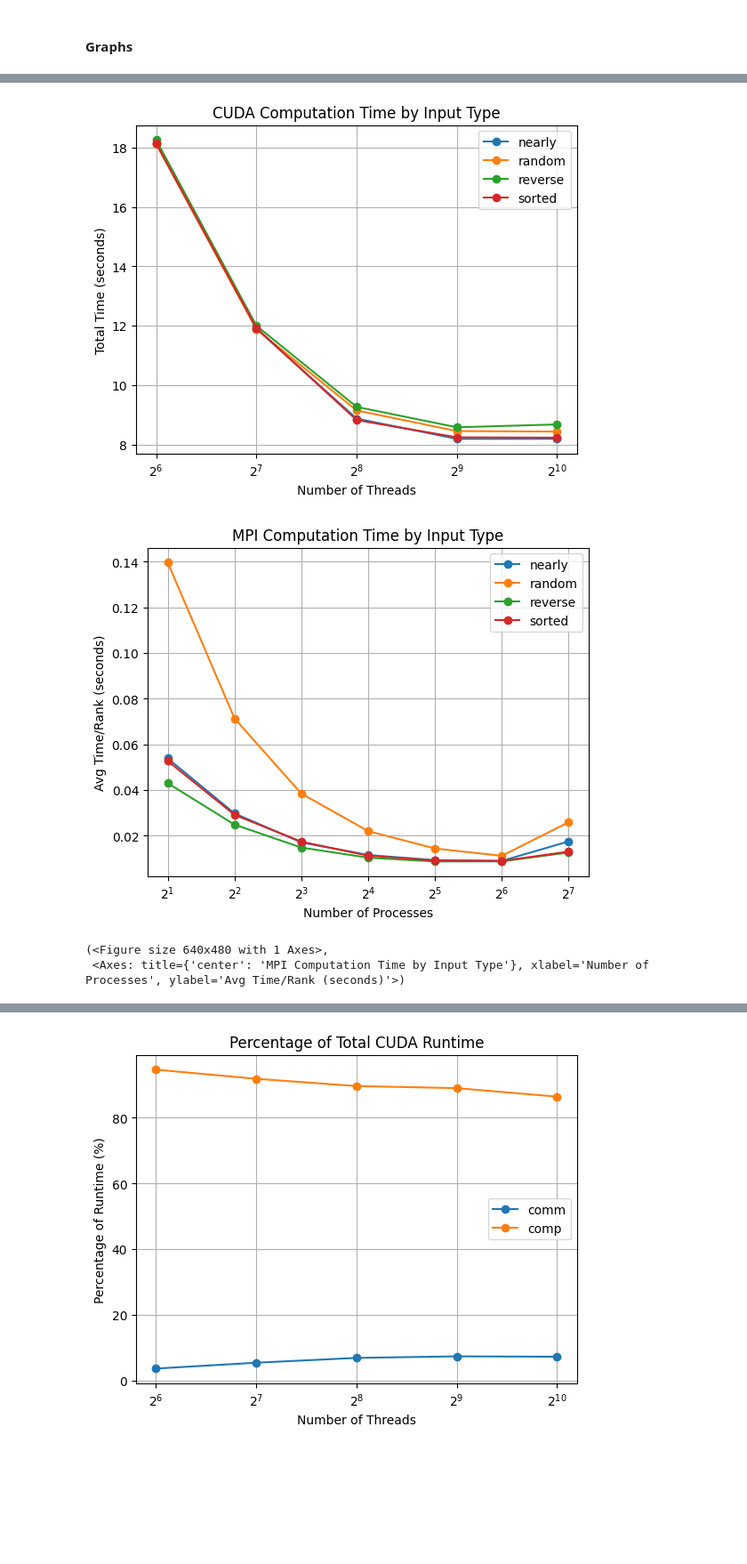
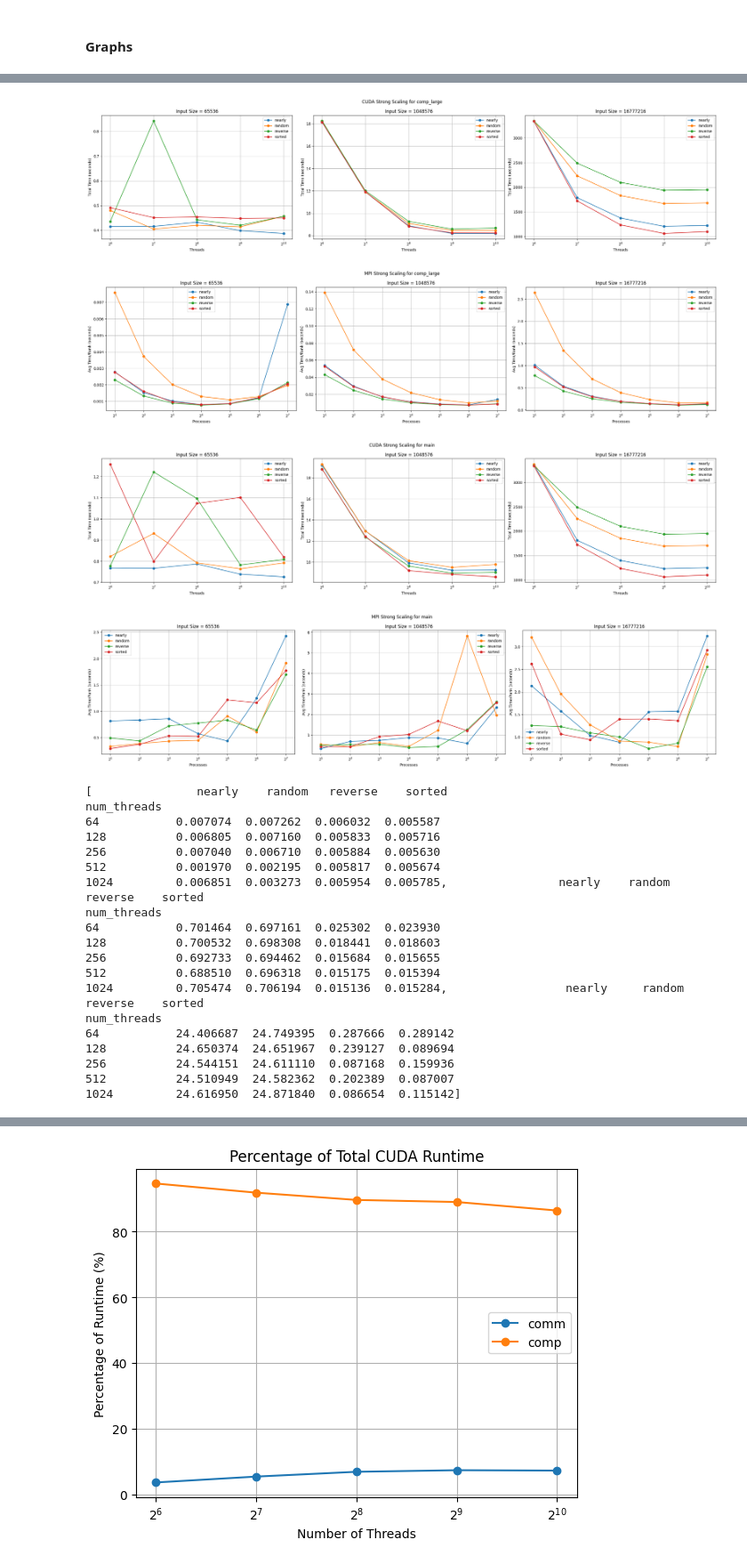
Before and after one commit to ananthk37/ParallelProject, a Jupyter notebook: project-analysis.ipynb, the cells around one changed output, grey strips where cells are left out. Shown at 89% size. Cells and saved outputs as stored; diff of their text form; code cells hidden in the pictures; blank space fills up the shorter version.

Commit message:
updated graph generation

```diff
--- a/project-analysis.ipynb
+++ b/project-analysis.ipynb
@@ -145,6 +175,6 @@ ctk_cuda_2_20.dataframe = ctk_cuda_2_20.dataframe.rename({("name", ""): "name",
 # common variables
 drop_mpi_columns = ["nid", "spot.channel", "Min time/rank", "Max time/rank", "Variance time/rank",
                     "Total time", "Retiring", "Backend bound", "Frontend bound", "Bad speculation"]
-rank_size = sorted(list(set(tk_mpi_weak.metadata["local_size"])))
+rank_size = sorted(list(set(tk_mpi_weak_random.metadata["local_size"])))
 # %% [markdown]
 ##### Strong Scaling Data
@@ -215,5 +264,6 @@ ctk_mpi_2_20.dataframe = ctk_mpi_2_20.dataframe.rename({("name", ""): "name", ("
 #### Plot Functions
 # %%
 # Define common variables
-threads = sorted(list(set(ctk_cuda_weak.dataframe.index.get_level_values("num_threads"))))
-procs = sorted(list(set(ctk_mpi_weak.dataframe.index.get_level_values("num_procs"))))
+threads = sorted(list(set(ctk_cuda_weak_random.dataframe.index.get_level_values("num_threads"))))
+procs = sorted(list(set(ctk_mpi_weak_random.dataframe.index.get_level_values("num_procs"))))
+measures = ["comp_large", "comm", "main"]
@@ -257,0 +270,20 @@ def plot_inputs(df, title, xlabel, ylabel):
+# %%
+def plot_strong(strong, measure, cuda=True):
+    x = threads if cuda else procs
+    prefix = "CUDA" if cuda else "MPI"
+    xlabel = "Threads" if cuda else "Processes"
+    ylabel = "Total Time (seconds)" if cuda else "Avg Time/Rank (seconds)"
+
+    fig, ax = plt.subplots(1, len(strong), figsize=(24, 6))
+    for i in range(len(strong)):
+        ax[i].plot(x, strong[i], marker='o')
+        ax[i].set_title(f"Input Size = {input_sizes[i]}")
+        ax[i].set_xlabel(xlabel)
+        ax[i].set_ylabel(ylabel)
+        ax[i].legend(input_types)
+        ax[i].grid(True)
+        ax[i].set_xscale("log", base=2)
+    plt.suptitle(f"{prefix} Strong Scaling for {measure}")
+    plt.tight_layout()
+    plt.show()
+    return fig, ax
@@ -300,9 +347,39 @@ plot_weak(ctk_mpi_weak.dataframe.loc["comp"], "MPI Weak Scaling for Computation"
-# %%
-# comparing by input types
-plot_inputs(ctk_cuda_2_20.dataframe.loc["comp"], "CUDA Computation Time by Input Type", "Number of Threads", "Total Time")
-plot_inputs(ctk_mpi_2_20.dataframe.loc["comp"], "MPI Computation Time by Input Type", "Number of Processes", "Avg Time/Rank")
-# %% [output]
-[figure, removed]
-[figure, removed]
-(<Figure size 640x480 with 1 Axes>,
- <Axes: title={'center': 'MPI Computation Time by Input Type'}, xlabel='Number of Processes', ylabel='Avg Time/Rank (seconds)'>)
+# %%
+# strong scaling
+for m in measures:
+    cuda_strong = [ctk_cuda_strong_nearly.dataframe.loc[m][s].rename(columns={"Total time" : "nearly"}) \
+                   .join(ctk_cuda_strong_random.dataframe.loc[m][s].rename(columns={"Total time" : "random"})) \
+                   .join(ctk_cuda_strong_reverse.dataframe.loc[m][s].rename(columns={"Total time" : "reverse"})) \
+                   .join(ctk_cuda_strong_sorted.dataframe.loc[m][s].rename(columns={"Total time" : "sorted"})) for s in input_sizes]
+    mpi_strong = [ctk_mpi_strong_nearly.dataframe.loc[m][s].rename(columns={"Avg time/rank" : "nearly"}) \
+                   .join(ctk_mpi_strong_random.dataframe.loc[m][s].rename(columns={"Avg time/rank" : "random"})) \
+                   .join(ctk_mpi_strong_reverse.dataframe.loc[m][s].rename(columns={"Avg time/rank" : "reverse"})) \
+                   .join(ctk_mpi_strong_sorted.dataframe.loc[m][s].rename(columns={"Avg time/rank" : "sorted"})) for s in input_sizes]
+    if m == "comm":
+        print(cuda_strong)
+    plot_strong(cuda_strong, m)
+    plot_strong(mpi_strong, m, cuda=False)
+# %% [output]
+[figure, added]
+[figure, added]
+[figure, added]
+[figure, added]
+[               nearly    random   reverse    sorted
+num_threads
+64           0.007074  0.007262  0.006032  0.005587
+128          0.006805  0.007160  0.005833  0.005716
+256          0.007040  0.006710  0.005884  0.005630
+512          0.001970  0.002195  0.005817  0.005674
+1024         0.006851  0.003273  0.005954  0.005785,                nearly    random   reverse    sorted
+num_threads
+64           0.701464  0.697161  0.025302  0.023930
+128          0.700532  0.698308  0.018441  0.018603
+256          0.692733  0.694462  0.015684  0.015655
+512          0.688510  0.696318  0.015175  0.015394
+1024         0.705474  0.706194  0.015136  0.015284,                 nearly     random   reverse    sorted
+num_threads
+64           24.406687  24.749395  0.287666  0.289142
+128          24.650374  24.651967  0.239127  0.089694
+256          24.544151  24.611110  0.087168  0.159936
+512          24.510949  24.582362  0.202389  0.087007
+1024         24.616950  24.871840  0.086654  0.115142]
```
Also changed, not shown: parts of 30 cells of this notebook.
